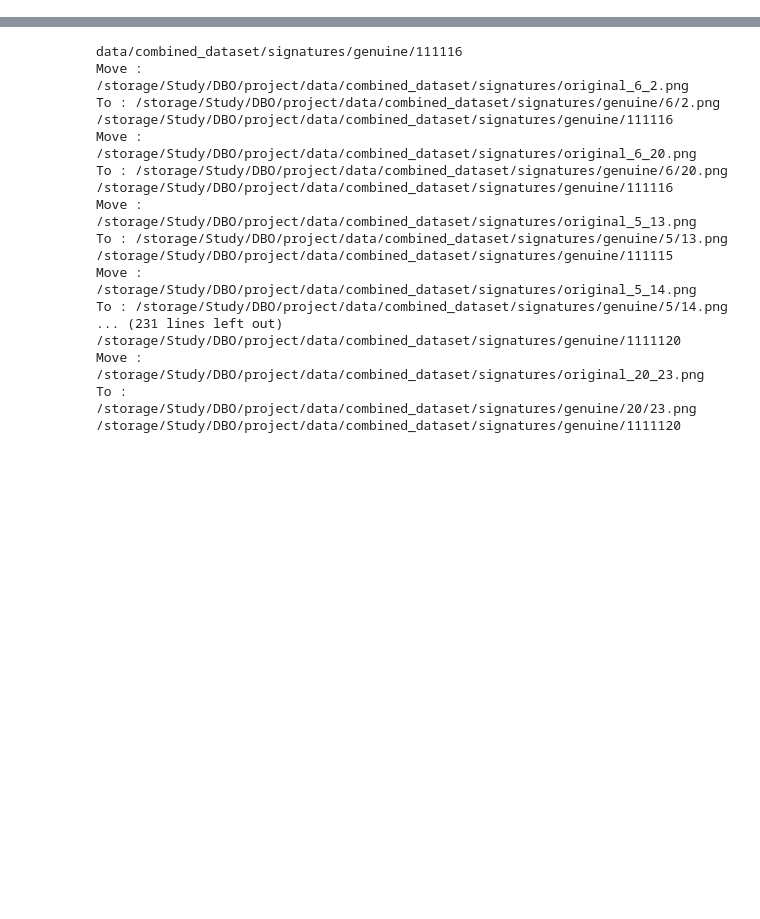
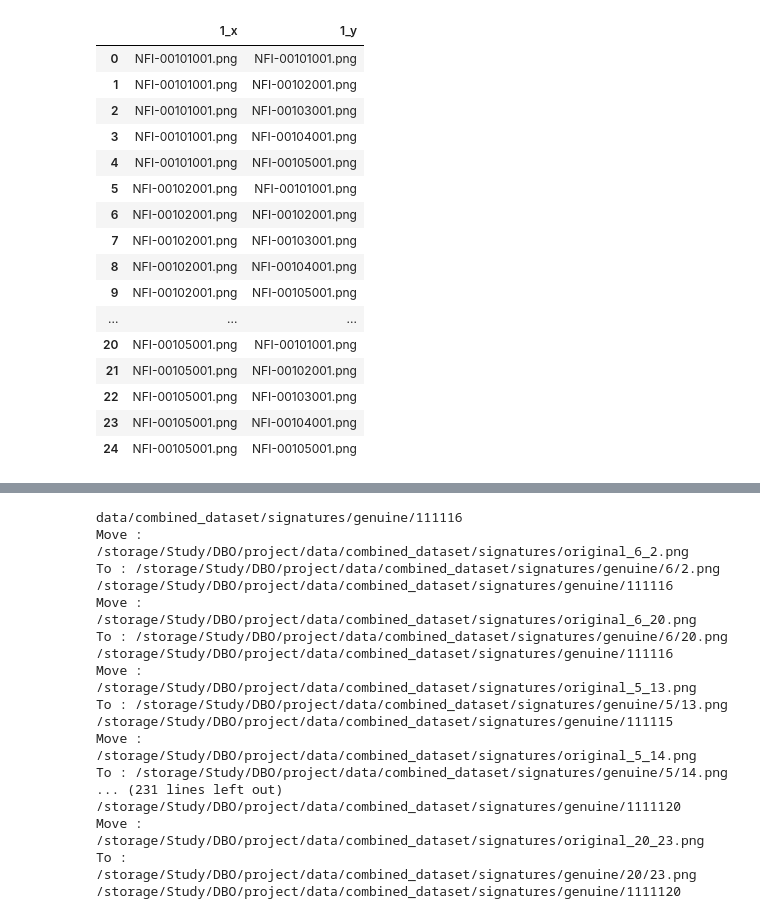
Before and after one commit to care1e55/signature_similarity, a Jupyter notebook: dataset.ipynb, the cells around one changed output, grey strips where cells are left out. Drawn from its saved outputs; the diff is of its cells as text; code cells hidden in the pictures; blank space fills up the shorter version.

```diff
--- a/dataset.ipynb
+++ b/dataset.ipynb
@@ -4,0 +7,4 @@ import shutil
+# %%
+base_path = '/storage/Study/DBO/project/data/combined_dataset/combined'
+# forged_dir = os.path.join(base_path,'forged')
+# genuine_dir = os.path.join(base_path,'genuine')
@@ -4,0 +202,20 @@ import shutil
+# %%
+pd.merge(dataframes[0].assign(foo=1), dataframes[0].assign(foo=1), on='foo', how='outer').drop('foo',1)[['1_x', '1_y']]
+# %% [output]
+|  | 1_x | 1_y |
+| 0 | NFI-00101001.png | NFI-00101001.png |
+| 1 | NFI-00101001.png | NFI-00102001.png |
+| 2 | NFI-00101001.png | NFI-00103001.png |
+| 3 | NFI-00101001.png | NFI-00104001.png |
+| 4 | NFI-00101001.png | NFI-00105001.png |
+| 5 | NFI-00102001.png | NFI-00101001.png |
+| 6 | NFI-00102001.png | NFI-00102001.png |
+| 7 | NFI-00102001.png | NFI-00103001.png |
+| 8 | NFI-00102001.png | NFI-00104001.png |
+| 9 | NFI-00102001.png | NFI-00105001.png |
+| ... | ... | ... |
+| 20 | NFI-00105001.png | NFI-00101001.png |
+| 21 | NFI-00105001.png | NFI-00102001.png |
+| 22 | NFI-00105001.png | NFI-00103001.png |
+| 23 | NFI-00105001.png | NFI-00104001.png |
+| 24 | NFI-00105001.png | NFI-00105001.png |
```
Also changed, not shown: parts of 32 cells of this notebook, 1 other file.
